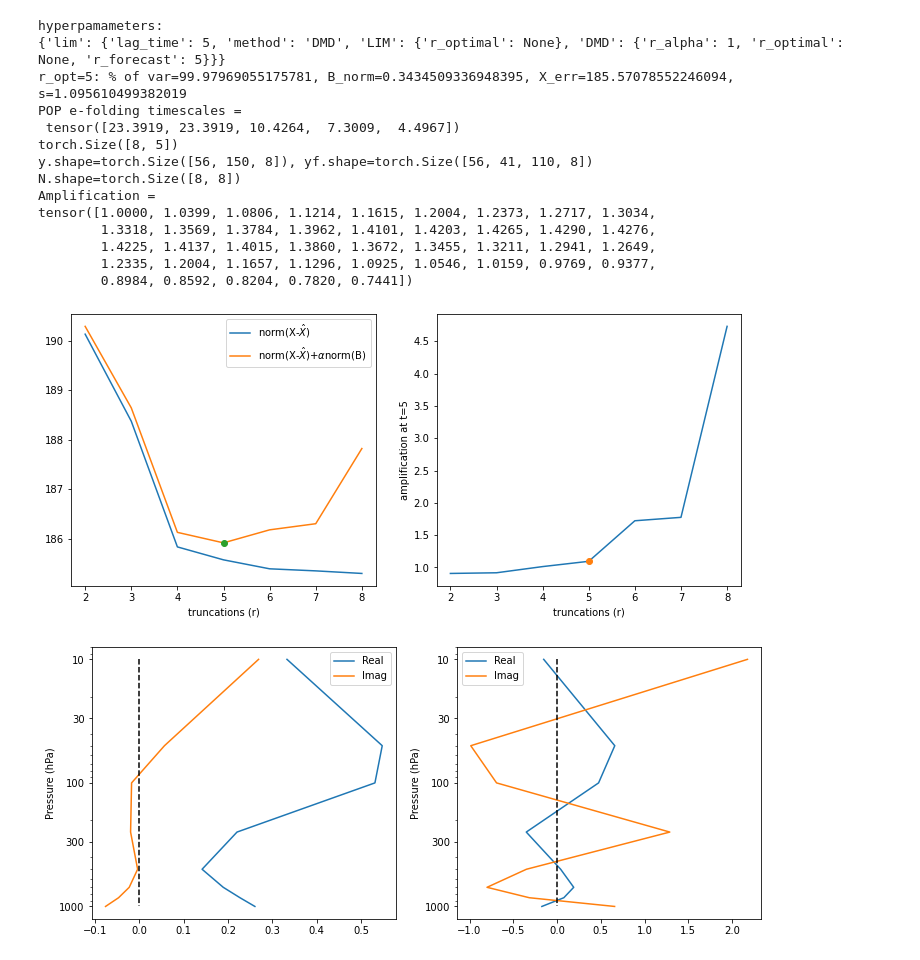
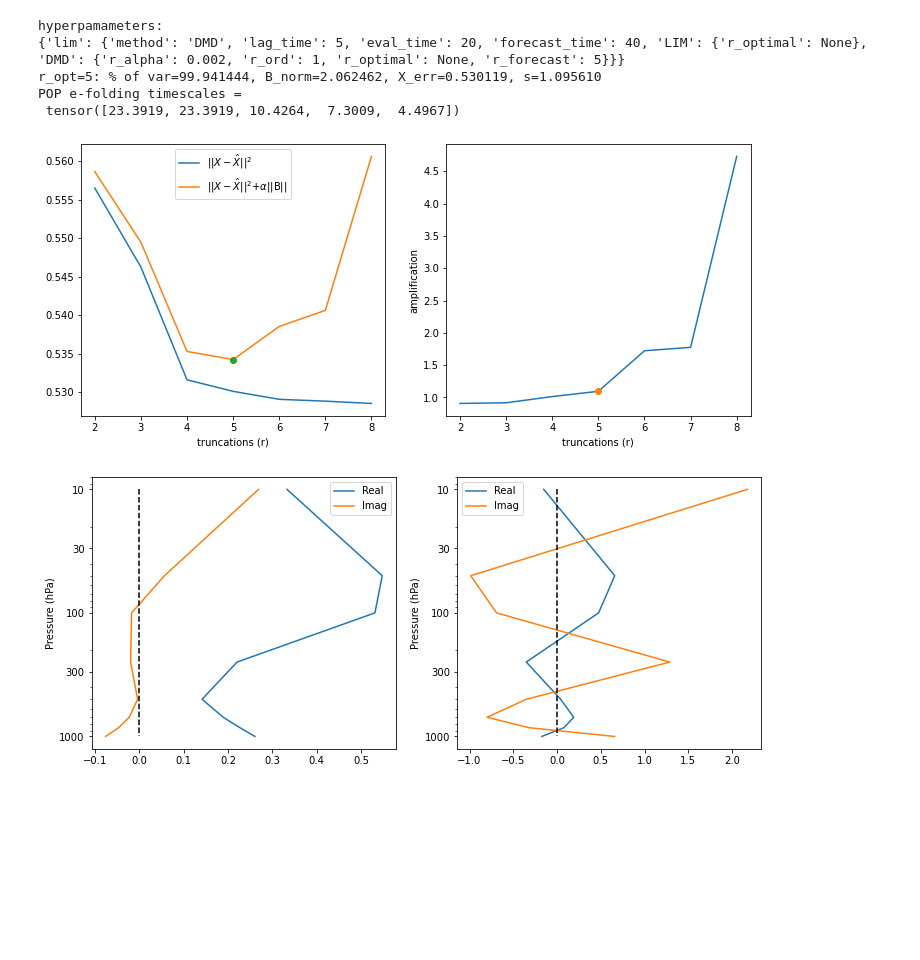
Before and after one commit to gchenpu/python, a Jupyter notebook: AM_indices/v1.0/lim_AM_index_pt_standalone.ipynb, the cells around one changed output. Saved outputs shown, nothing was run; the diff lists cells and outputs as text; code cells hidden in the pictures; blank space fills up the shorter version.

```diff
--- a/AM_indices/lim_AM_index_pt_standalone.ipynb
+++ b/AM_indices/v1.0/lim_AM_index_pt_standalone.ipynb
@@ -50,15 +81,13 @@ t.shape = torch.Size([150]), y.shape = torch.Size([56, 150, 8])
 # %%
 def visualization():
-    y = D0.y
-
     model = LIM(y, hyp_param, verbose=True)
-    print(model.vl.shape)
+    # print(model.vl.shape)
 
     # forecasting
-    forecast_time = 40
+    forecast_time = hyp_param['lim']['forecast_time']
     yf = model.forecast(y[:, :-forecast_time, :], t[:forecast_time+1])
     sn = np.sign(model.vr[np.isin(p, 10), 0].real)
-    print(f'y.shape={y.shape}, yf.shape={yf.shape}')
+    # print(f'y.shape={y.shape}, yf.shape={yf.shape}')
 
     # plotting vr, vl
     fig = plt.figure(figsize=(12, 5))
@@ -91,8 +120,8 @@ def visualization():
     # rr [p<200] = 0
     # print(rr)
     # N = torch.from_numpy((rr @ rr.T).astype('float32'))
-    N = torch.eye(len(p))
-    print(f'N.shape={N.shape}')
+    # N = torch.eye(len(p))
+    # print(f'N.shape={N.shape}')
 
     # w, vr = model.optimals(t[:forecast_time+1], method='eig', N=N)
 
@@ -128,4 +157,4 @@ def visualization():
 
     ax = fig.add_subplot(1,2,2)
     plt.plot(s**2)
-    print(f'Amplification =\n{s**2}')
+    # print(f'Amplification = {s**2}')
@@ -132,32 +187,26 @@ def visualization():
 # %%
-hyp_param = dict(lim = dict(lag_time = 5,
-                            method = 'DMD',
+hyp_param = dict(lim = dict(method = 'DMD',
+                            lag_time = 5,
+                            eval_time = 20,
+                            forecast_time = 40,
                             LIM = dict( r_optimal = None,
                                         ),
-                            DMD = dict( r_alpha = 1,
+                            DMD = dict( r_alpha = 1e-3,
+                                        r_ord   = 1,
                                         r_optimal = None,
                                         r_forecast = 5,
                                        )
                             )
                 )
 print(f'hyperpamameters:\n{hyp_param}')
 
 visualization()
 # %% [output]
 hyperpamameters:
-{'lim': {'lag_time': 5, 'method': 'DMD', 'LIM': {'r_optimal': None}, 'DMD': {'r_alpha': 1, 'r_optimal': None, 'r_forecast': 5}}}
-r_opt=5: % of var=99.97969055175781, B_norm=0.3434509336948395, X_err=185.57078552246094, s=1.095610499382019
+{'lim': {'method': 'DMD', 'lag_time': 5, 'eval_time': 20, 'forecast_time': 40, 'LIM': {'r_optimal': None}, 'DMD': {'r_alpha': 0.002, 'r_ord': 1, 'r_optimal': None, 'r_forecast': 5}}}
+r_opt=5: % of var=99.941444, B_norm=2.062462, X_err=0.530119, s=1.095610
 POP e-folding timescales =
  tensor([23.3919, 23.3919, 10.4264,  7.3009,  4.4967])
-torch.Size([8, 5])
-y.shape=torch.Size([56, 150, 8]), yf.shape=torch.Size([56, 41, 110, 8])
-N.shape=torch.Size([8, 8])
-Amplification =
-tensor([1.0000, 1.0399, 1.0806, 1.1214, 1.1615, 1.2004, 1.2373, 1.2717, 1.3034,
-        1.3318, 1.3569, 1.3784, 1.3962, 1.4101, 1.4203, 1.4265, 1.4290, 1.4276,
-        1.4225, 1.4137, 1.4015, 1.3860, 1.3672, 1.3455, 1.3211, 1.2941, 1.2649,
-        1.2335, 1.2004, 1.1657, 1.1296, 1.0925, 1.0546, 1.0159, 0.9769, 0.9377,
-        0.8984, 0.8592, 0.8204, 0.7820, 0.7441])
-[figure, old version]
+[figure, new version]
 [figure]
 [figure]
```
Also changed, not shown: parts of 7 cells of this notebook, 14 other files.
